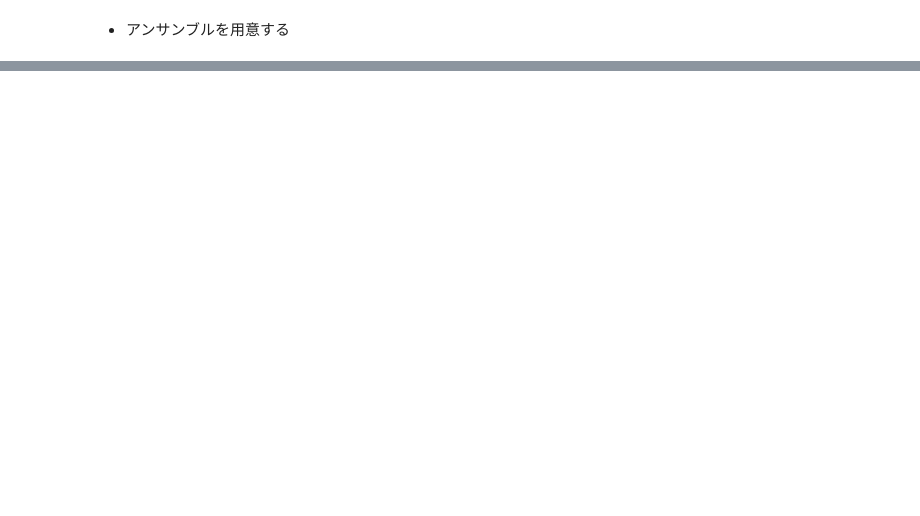
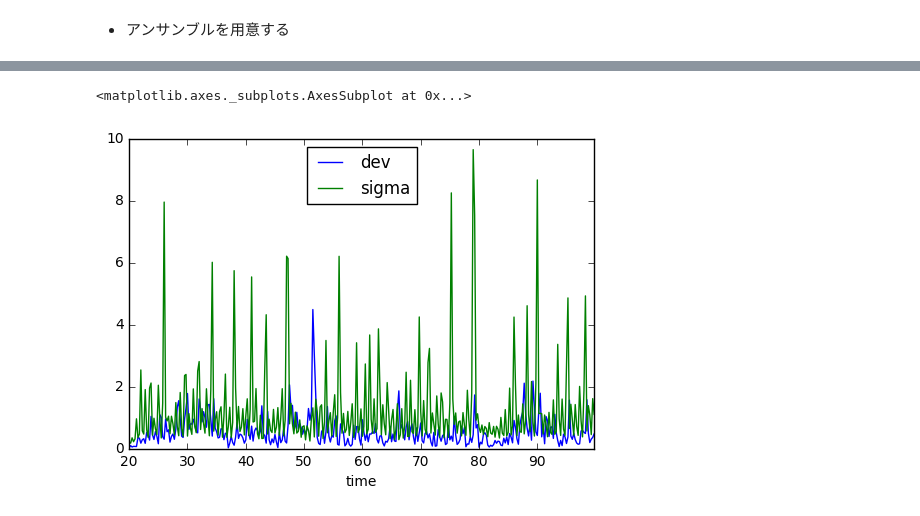
Before and after one commit to termoshtt/data_assimilation.py, a Jupyter notebook: demo.ipynb, the cells around one changed output, grey strips where cells are left out. Saved outputs shown, nothing was run; the diff lists cells and outputs as text; code cells hidden in the pictures; blank space fills up the shorter version.

```diff
--- a/demo.ipynb
+++ b/demo.ipynb
@@ -56,0 +91,14 @@ plt.legend(loc=4)
+# %%
+ss = []
+xs = DA.ensemble.replica(x0, K=6, noise=0.1)
+for (time, y), (_, t) in zip(obs, truth):
+    xs = A(xs, y)
+    xm = np.mean(xs, axis=0)
+    xs = F(xs)
+    ss.append((time, np.linalg.norm(xm-t), sigma(xs)))
+sigma_df = pd.DataFrame(ss, columns=["time", "dev", "sigma"]).set_index("time")
+# %%
+sigma_df.plot()
+# %% [output]
+<matplotlib.axes._subplots.AxesSubplot at 0x...>
+[figure, added]
```
Also changed, not shown: parts of 13 cells of this notebook.
